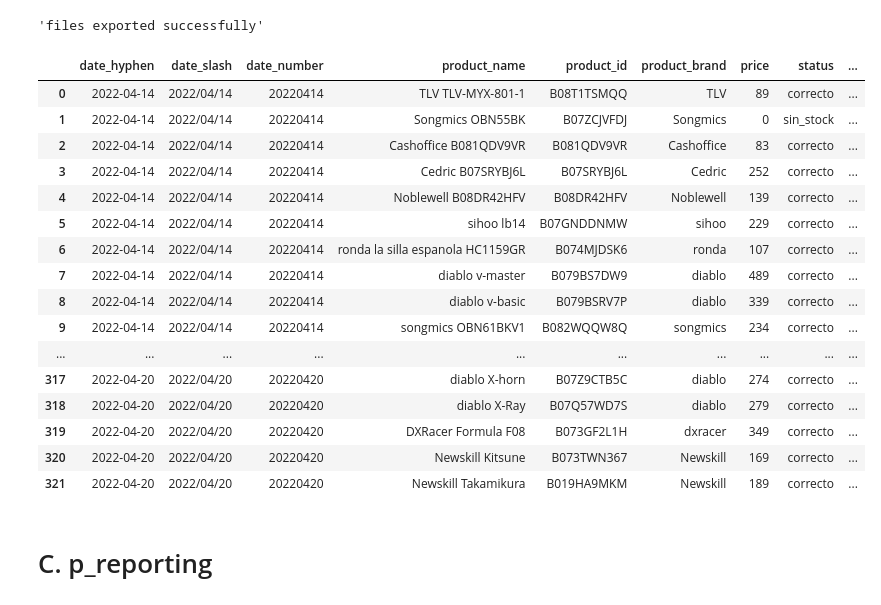
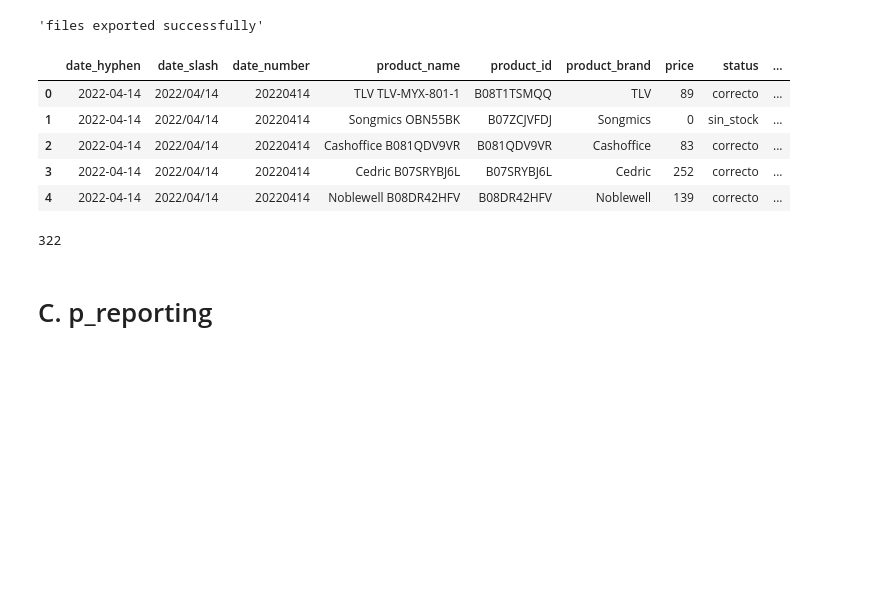
Before and after one commit to alvaro-saez/business_afi, a Jupyter notebook: notebooks/business_afi_acquisition_formulas.ipynb, the cells around one changed output. Drawn from its saved outputs; the diff is of its cells as text; code cells hidden in the pictures; blank space fills up the shorter version.

```diff
--- a/notebooks/business_afi_acquisition_formulas.ipynb
+++ b/notebooks/business_afi_acquisition_formulas.ipynb
@@ -448,3 +450,22 @@ df_single = product_mean_status_func_apply(df_single)
+# %%
+def categories_url(product_url):
+    if "/ergonomia/sillas-ergonomicas/review-individual/" in product_url:
+        return "ergonomia"
+    elif "/oficina-y-escritorio/sillas-de-oficina/review-individual/" in product_url:
+        return "oficina"
+    elif "/ergonomia/sillas-de-rodillas/review-individual/" in product_url:
+        return "rodilla"
+    elif "/gaming/sillas-gaming/review-individual/" in product_url:
+        return "gaming"
+    else:
+        return "alerta sin categoria"
+# %%
+def product_category(df_single):
+    #df_single["product_category"] = df_single.apply(lambda x: categories_url(x["url"], axis=1))
+    df_single["product_category"] = df_single["url"].apply(categories_url)
+    return df_single
+
+df_single = product_category(df_single)
 # %% [markdown]
 ## exportar a csv
 # %%
@@ -466,25 +487,18 @@ export
 # %% [output]
 'files exported successfully'
 # %%
-df_single
+df_single.head()
 # %% [output]
 |  | date_hyphen | date_slash | date_number | product_name | product_id | product_brand | price | status | ... |
 | 0 | 2022-04-14 | 2022/04/14 | 20220414 | TLV TLV-MYX-801-1 | B08T1TSMQQ | TLV | 89 | correcto | ... |
 | 1 | 2022-04-14 | 2022/04/14 | 20220414 | Songmics OBN55BK | B07ZCJVFDJ | Songmics | 0 | sin_stock | ... |
 | 2 | 2022-04-14 | 2022/04/14 | 20220414 | Cashoffice B081QDV9VR | B081QDV9VR | Cashoffice | 83 | correcto | ... |
 | 3 | 2022-04-14 | 2022/04/14 | 20220414 | Cedric B07SRYBJ6L | B07SRYBJ6L | Cedric | 252 | correcto | ... |
 | 4 | 2022-04-14 | 2022/04/14 | 20220414 | Noblewell B08DR42HFV | B08DR42HFV | Noblewell | 139 | correcto | ... |
-| 5 | 2022-04-14 | 2022/04/14 | 20220414 | sihoo lb14 | B07GNDDNMW | sihoo | 229 | correcto | ... |
-| 6 | 2022-04-14 | 2022/04/14 | 20220414 | ronda la silla espanola HC1159GR | B074MJDSK6 | ronda | 107 | correcto | ... |
-| 7 | 2022-04-14 | 2022/04/14 | 20220414 | diablo v-master | B079BS7DW9 | diablo | 489 | correcto | ... |
-| 8 | 2022-04-14 | 2022/04/14 | 20220414 | diablo v-basic | B079BSRV7P | diablo | 339 | correcto | ... |
-| 9 | 2022-04-14 | 2022/04/14 | 20220414 | songmics OBN61BKV1 | B082WQQW8Q | songmics | 234 | correcto | ... |
-| ... | ... | ... | ... | ... | ... | ... | ... | ... | ... |
-| 317 | 2022-04-20 | 2022/04/20 | 20220420 | diablo X-horn | B07Z9CTB5C | diablo | 274 | correcto | ... |
-| 318 | 2022-04-20 | 2022/04/20 | 20220420 | diablo X-Ray | B07Q57WD7S | diablo | 279 | correcto | ... |
-| 319 | 2022-04-20 | 2022/04/20 | 20220420 | DXRacer Formula F08 | B073GF2L1H | dxracer | 349 | correcto | ... |
-| 320 | 2022-04-20 | 2022/04/20 | 20220420 | Newskill Kitsune | B073TWN367 | Newskill | 169 | correcto | ... |
-| 321 | 2022-04-20 | 2022/04/20 | 20220420 | Newskill Takamikura | B019HA9MKM | Newskill | 189 | correcto | ... |
+# %%
+len(df_single)
+# %% [output]
+322
 # %% [markdown]
 # C. p_reporting
 # %% [markdown]
```
Also changed, not shown: parts of 1 cell of this notebook, 1 other file.
